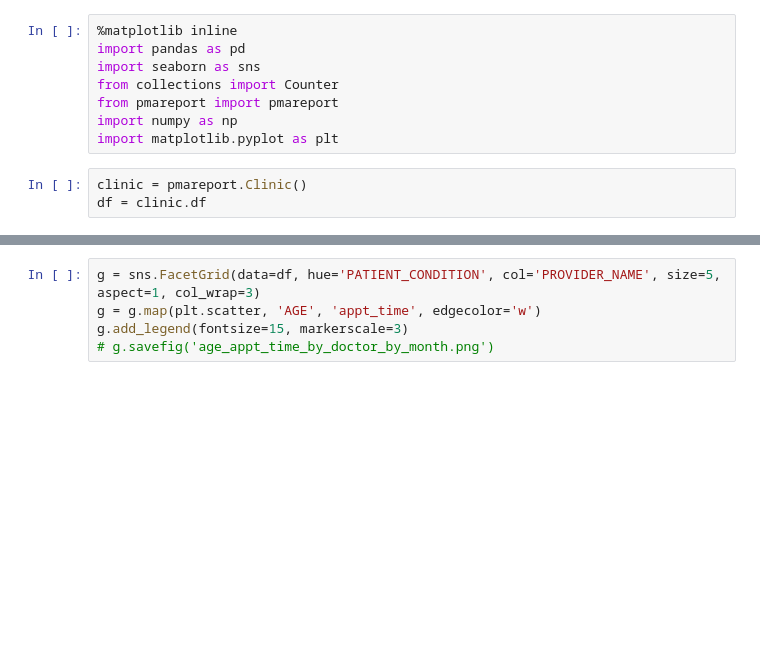
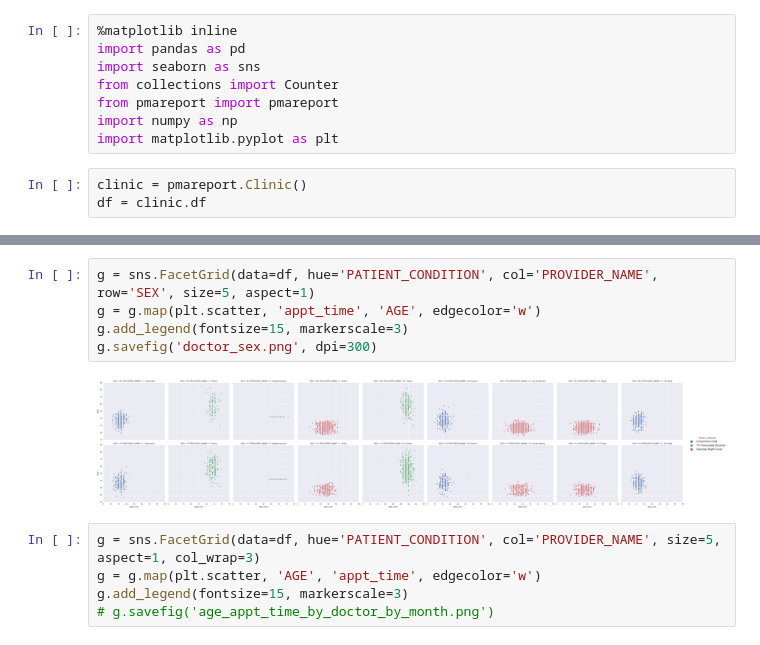
Before and after one commit to gautsi/pmareport, a Jupyter notebook: notebooks/pma.ipynb, the cells around one changed output, grey strips where cells are left out. Cells and saved outputs as stored; diff of their text form; blank space fills up the shorter version.

```diff
--- a/notebooks/pma.ipynb
+++ b/notebooks/pma.ipynb
@@ -34,3 +38,10 @@ clinic.make_scatter()
+# %%
+g = sns.FacetGrid(data=df, hue='PATIENT_CONDITION', col='PROVIDER_NAME', row='SEX', size=5, aspect=1)
+g = g.map(plt.scatter, 'appt_time', 'AGE', edgecolor='w')
+g.add_legend(fontsize=15, markerscale=3)
+g.savefig('doctor_sex.png', dpi=300)
+# %% [output]
+[figure, added]
 # %%
 g = sns.FacetGrid(data=df, hue='PATIENT_CONDITION', col='PROVIDER_NAME', size=5, aspect=1, col_wrap=3)
 g = g.map(plt.scatter, 'AGE', 'appt_time', edgecolor='w')
```
Also changed, not shown: parts of 30 cells of this notebook, 1 other file.
